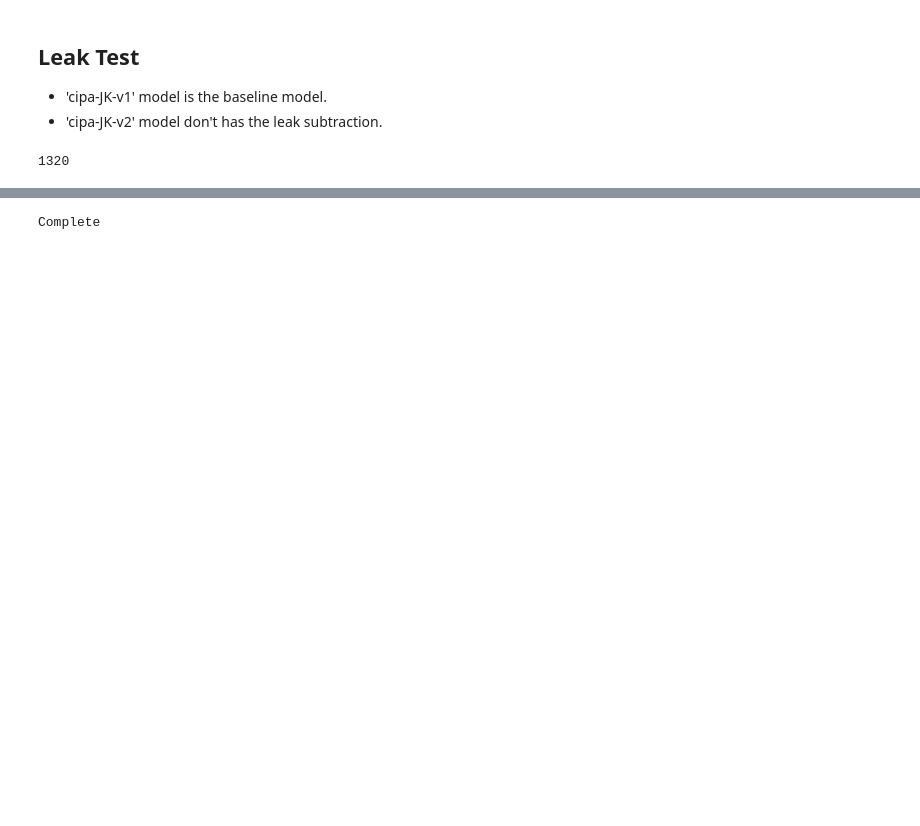
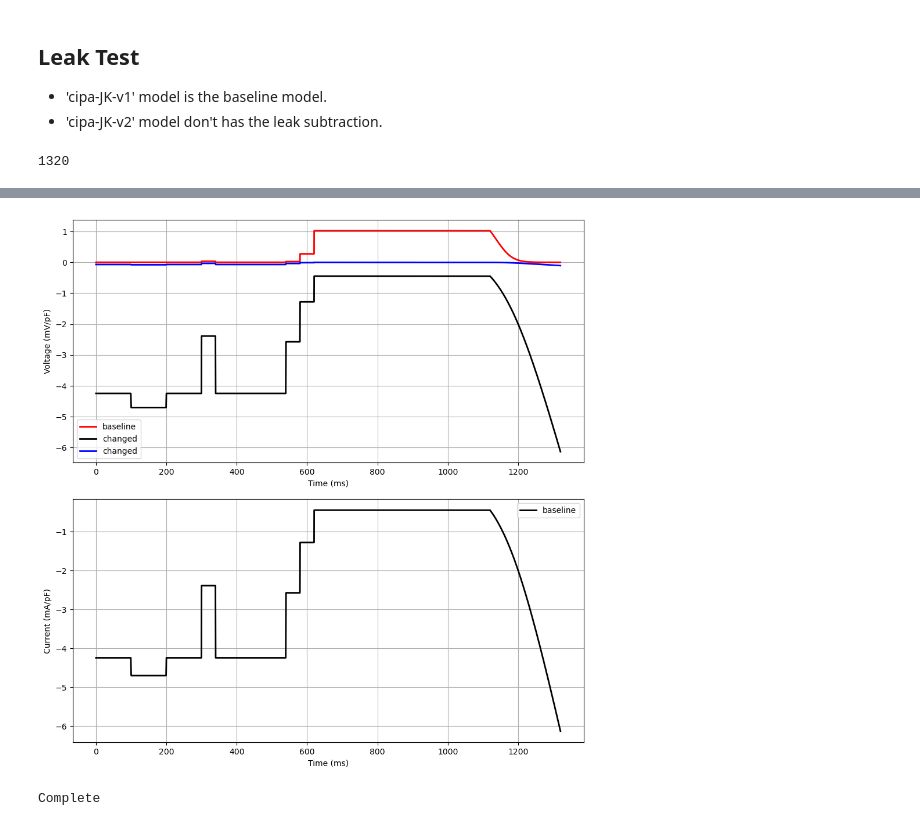
Before and after one commit to jksong1212/Electrophysiology-CiPA, a Jupyter notebook: Projects/CiPA_JK/Simulation/cipa_vc_leak_test.ipynb, the cells around one changed output, grey strips where cells are left out. Cells and saved outputs as stored; diff of their text form; code cells hidden in the pictures; blank space fills up the shorter version.

```diff
--- a/Projects/CiPA_JK/Simulation/cipa_vc_leak_test.ipynb
+++ b/Projects/CiPA_JK/Simulation/cipa_vc_leak_test.ipynb
@@ -168,3 +161,34 @@ fig.savefig(os.path.join('Results', "ORd2011_VC"), dpi=100)
+# %%
+'''
+Plot
+ 'ina.INa', 'inal.INaL', 'ito.Ito', 'ical.ICaL', 'ical.ICaNa', 'ical.ICaK', 'ikr.IKr', 'iks.IKs', 'ik1.IK1', 'inaca.INaCa',
+ 'inacass.INaCa_ss', 'inak.INaK', 'ikb.IKb', 'inab.INab', 'icab.ICab', 'ipca.IpCa'
+'''
+fig, ax = plt.subplots(2,1, figsize=(10,10))
+# fig.suptitle(sim.name, fontsize=14)
+# ax.set_title('Simulation %d'%(simulationNo))
+# axes[i].set_xlim(model_scipy.times.min(), model_scipy.times.max())
+# ax[0].set_ylim(-5, 5)
+ax[0].set_xlabel('Time (ms)')
+ax[0].set_ylabel(f'Voltage (mV/pF)')
+ax[0].plot( r1.times, r1.IKb, label="baseline", color='r', linewidth=2)
+ax[0].plot( r1.times, r1.INab, label="changed", color='k', linewidth=2)
+ax[0].plot( r1.times, r1.ICab, label="changed", color='b', linewidth=2)
+ax[0].legend()
+ax[0].grid()
+
+# ax[1].set_ylim(-5, 5)
+ax[1].set_xlabel('Time (ms)')
+ax[1].set_ylabel(f'Current (mA/pF)')
+ax[1].plot( r1.times, r1.INab, label="baseline", color='k', linewidth=2)
+ax[1].legend()
+ax[1].grid()
+
+plt.subplots_adjust(left=0.07, bottom=0.05, right=0.95, top=0.95, wspace=0.5, hspace=0.15)
+plt.show()
+fig.savefig(os.path.join('Results', "ORd2011_VC"), dpi=100)
+# %% [output]
+[figure, added]
 # %%
 print("Complete")
 # %% [output]
```
Also changed, not shown: parts of 7 cells of this notebook, 2 other files.
